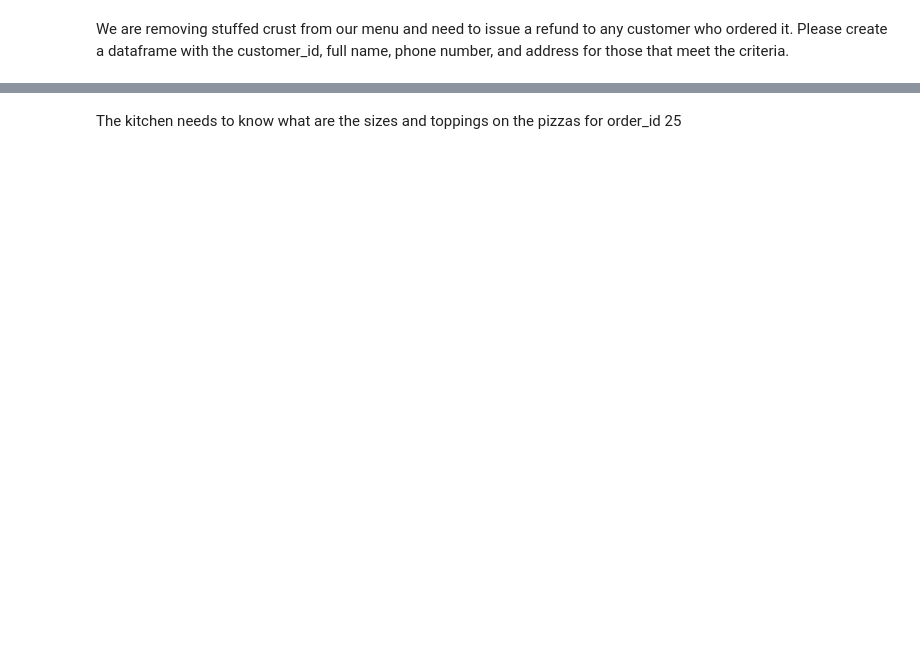
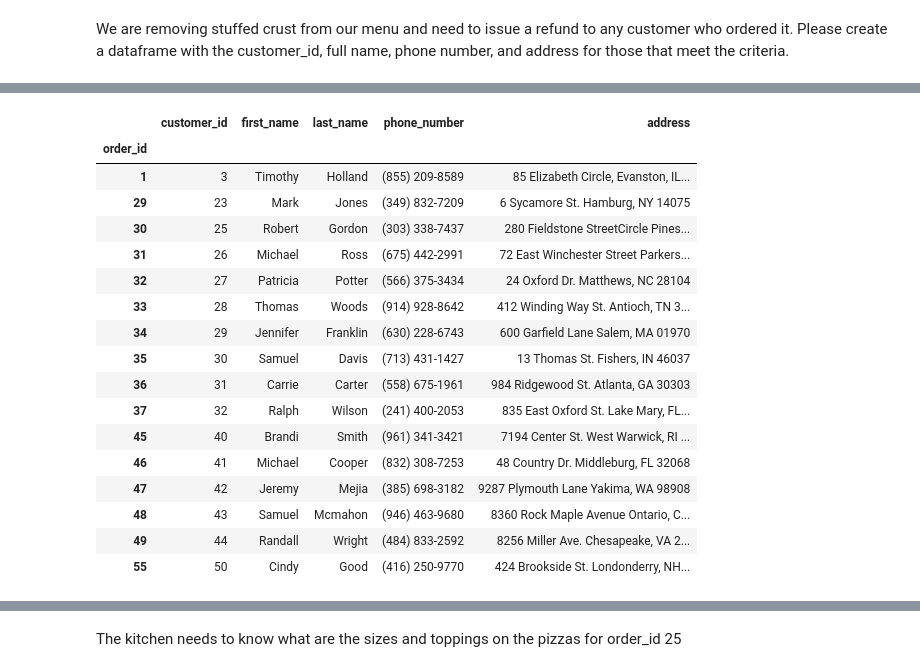
Before and after one commit to Tylervodden98/Pizza-Data-Cleaning, a Jupyter notebook: PandasPizzeria.ipynb, the cells around one changed output, grey strips where cells are left out. Drawn from its saved outputs; the diff is of its cells as text; code cells hidden in the pictures; blank space fills up the shorter version.

```diff
--- a/PandasPizzeria.ipynb
+++ b/PandasPizzeria.ipynb
@@ -161,3 +214,15 @@ The payment team needs to know the credit card number and card type for all cust
 ![image.png](embedded-picture-1)
 # %% [markdown]
 We are removing stuffed crust from our menu and need to issue a refund to any customer who ordered it. Please create a dataframe with the customer_id, full name, phone number, and address for those that meet the criteria.
+# %%
+#First find all stuffed crust orders
+stuffed_crust = pizza[pizza['style'] == 'stuffed crust']
+
+#Now join orders table w/ stuffed crust to get order_id w/ customer_id
+order_stuffed = orders.merge(stuffed_crust,how='inner', on='order_id').drop_duplicates('customer_id')
+print(order_stuffed)
+
+#Now join order_stuffed w/ customers table matching by customer_id, drop unwanted columns and set index as pizza_order_id
+customer_stuffed = customers.merge(order_stuffed, how='inner', on='customer_id').drop(['order_time','size','style','toppings_id'], inplace=False, axis=1).set_index('order_id')
+customer_stuffed
+# %% [output]
@@ -164,3 +246,21 @@ We are removing stuffed crust from our menu and need to issue a refund to any cu
+|  | customer_id | first_name | last_name | phone_number | address |
+| order_id |  |  |  |  |  |
+| 1 | 3 | Timothy | Holland | (855) 209-8589 | 85 Elizabeth Circle, Evanston, IL... |
+| 29 | 23 | Mark | Jones | (349) 832-7209 | 6 Sycamore St. Hamburg, NY 14075 |
+| 30 | 25 | Robert | Gordon | (303) 338-7437 | 280 Fieldstone StreetCircle Pines... |
+| 31 | 26 | Michael | Ross | (675) 442-2991 | 72 East Winchester Street Parkers... |
+| 32 | 27 | Patricia | Potter | (566) 375-3434 | 24 Oxford Dr. Matthews, NC 28104 |
+| 33 | 28 | Thomas | Woods | (914) 928-8642 | 412 Winding Way St. Antioch, TN 3... |
+| 34 | 29 | Jennifer | Franklin | (630) 228-6743 | 600 Garfield Lane Salem, MA 01970 |
+| 35 | 30 | Samuel | Davis | (713) 431-1427 | 13 Thomas St. Fishers, IN 46037 |
+| 36 | 31 | Carrie | Carter | (558) 675-1961 | 984 Ridgewood St. Atlanta, GA 30303 |
+| 37 | 32 | Ralph | Wilson | (241) 400-2053 | 835 East Oxford St. Lake Mary, FL... |
+| 45 | 40 | Brandi | Smith | (961) 341-3421 | 7194 Center St. West Warwick, RI ... |
+| 46 | 41 | Michael | Cooper | (832) 308-7253 | 48 Country Dr. Middleburg, FL 32068 |
+| 47 | 42 | Jeremy | Mejia | (385) 698-3182 | 9287 Plymouth Lane Yakima, WA 98908 |
+| 48 | 43 | Samuel | Mcmahon | (946) 463-9680 | 8360 Rock Maple Avenue Ontario, C... |
+| 49 | 44 | Randall | Wright | (484) 833-2592 | 8256 Miller Ave. Chesapeake, VA 2... |
+| 55 | 50 | Cindy | Good | (416) 250-9770 | 424 Brookside St. Londonderry, NH... |
 # %% [markdown]
 ![image.png](embedded-picture-1)
 # %% [markdown]
```
Also changed, not shown: parts of 4 cells of this notebook.
